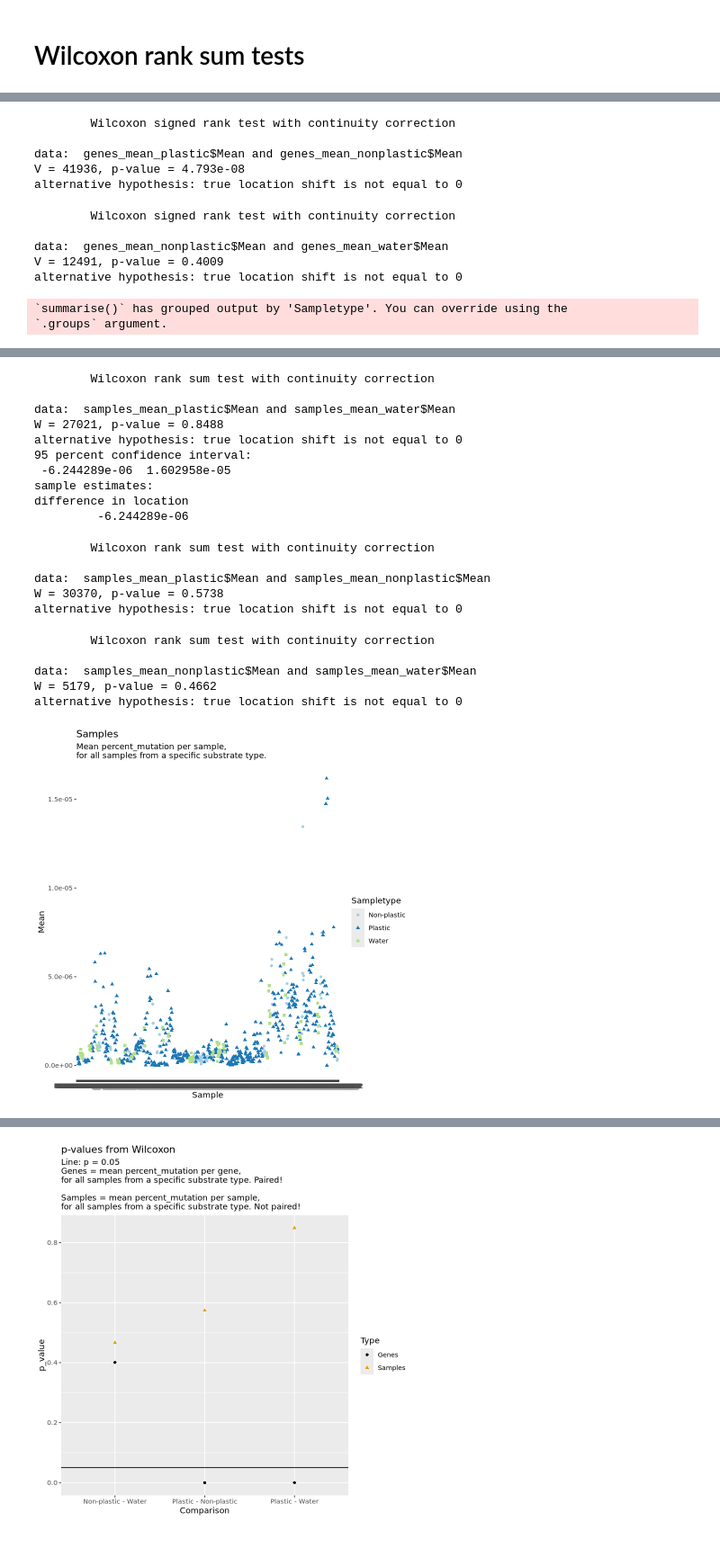
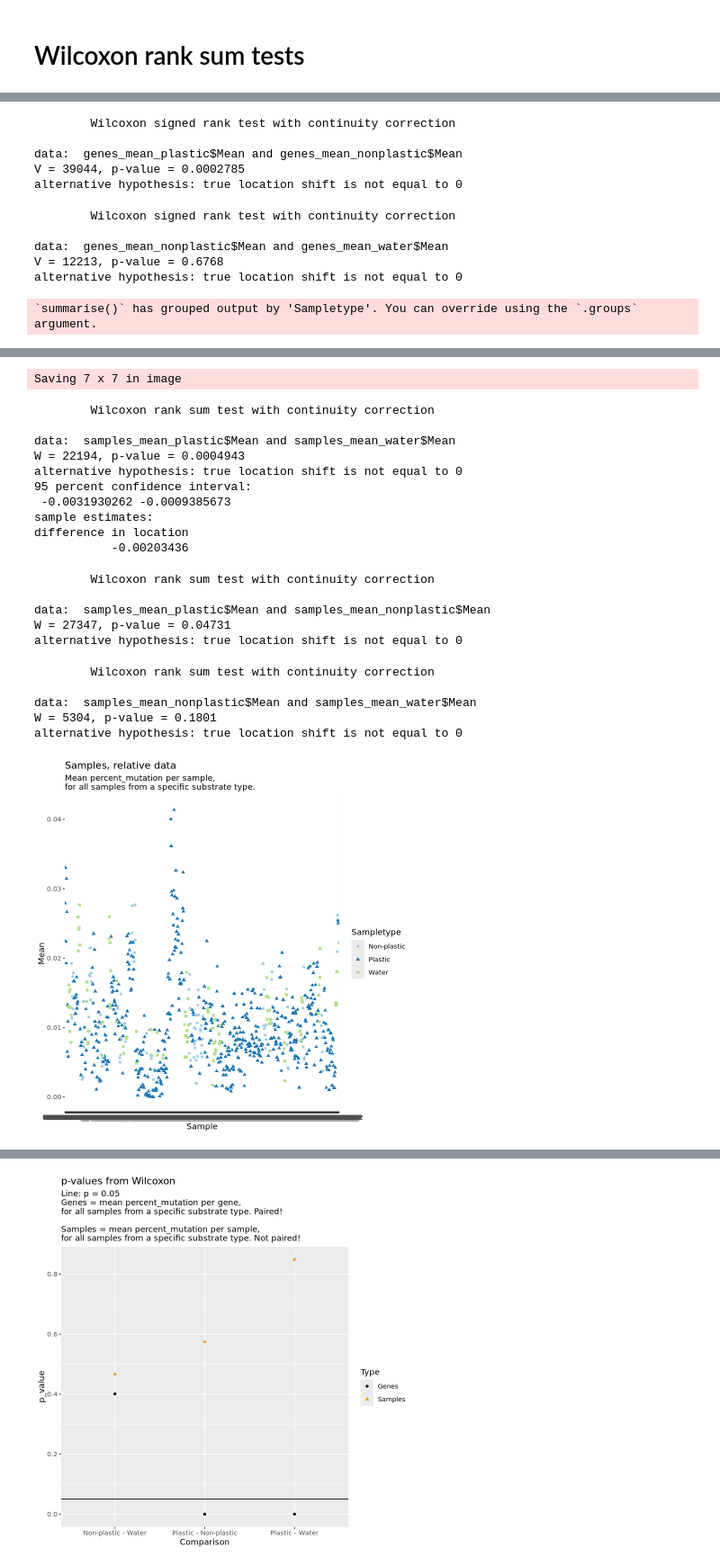
Before and after one commit to blomfelt/plastisphere, a Jupyter notebook: plastisphere.ipynb, the cells around one changed output, grey strips where cells are left out. Shown at 90% size. Cells and saved outputs as stored; diff of their text form; code cells hidden in the pictures.

```diff
--- a/plastisphere.ipynb
+++ b/plastisphere.ipynb
@@ -16,6 +27,7 @@ Steps before this notebook:
 # %%
 rm(list = ls())
 # Load Libraries
+suppressPackageStartupMessages({
 library("tidyverse")
 library("ggthemes")
 library("ggsignif")
@@ -23,6 +35,10 @@ library("scales")
 library("microeco")
 library("ALDEx2")
 library("randomForest")
+})
+# Select if you want to run the slow microeco functions or not:
+run_long_functions = FALSE
+
 
 # List all relevant files
 TABLE = TRUE
@@ -51,13 +67,21 @@ if (TABLE) {
   # Rename total reads to match per-mutations.txt row
   rownum <- which(df_counts$Description == "TOTAL READS")
   df_counts[rownum, ]
-  df_counts[rownum, "Description"] = "TOTAL READS:"
+  df_counts[rownum, "Description"] <- "TOTAL READS:"
   df_counts[rownum, ]
 }
 
-# Get readcount before deleting that row
+# Get readcount
 df_readcount <- df_counts[which(df_counts[, 1] == "TOTAL READS:"), ]
+samples_init_dim <- dim(df_counts)[2]
+# Filter for sufficient read depth
+minimum_readdepth <- 3e6
+df_counts <- df_counts[,which(df_readcount >= minimum_readdepth)]
 df_counts <- df_counts[-which(df_counts$Description == "TOTAL READS:"), ]
+#Which were removed above:
+#df_readcount[,which(df_readcount <= minimum_readdepth)]
 
-cat("Dimension of df_counts: ", dim(df_counts))
+
+cat("Removed: ", (samples_init_dim - dim(df_counts)[2])/4, " samples with less than ", minimum_readdepth/1e6, " million reads\n")
+cat("Final dimensions of df_counts: ", dim(df_counts))
 # %% [output]
@@ -328,7 +397,7 @@ df_long_normalized %>%
 #df_long_normalized[which(df_long_normalized$Description == "N596S:Mycobacterium tuberculosis katG mutations conferring resistance to isoniazid"), ]
 
 # Same dataframe but using relative data instead of the normalized
-df_long_all_relative <- df_relative %>%
+df_long_relative <- df_relative %>%
     # Extract and add mutation names (Note "Wildtype" in some)
     mutate(Mutations = str_split_i(Description, ":", i = 1),
            Name = str_split_i(Description, ":", i = 2)) %>%
@@ -855,11 +939,12 @@ After P value adjustment, 22 taxa found significant ...
 
 #GENES
 # Calculating the mean value for each gene in a specific substrate type
-df_mean_percent_genes <- df_long_normalized %>%
+#df_mean_percent_genes <- df_long_normalized %>%
+df_mean_percent_genes <- df_long_relative %>%
     filter(!is.na(Percent_mutation)) %>%
-    #filter(Mutations != "Wildtype") %>%
+    filter(Mutations != "Wildtype") %>%
     group_by(Sampletype, Description) %>%
-    summarise(Mean = mean(Percent_mutation),)
+    summarise(Mean = mean(Percent_mutation))
 
 #df_mean_percent_genes
 
@@ -867,11 +952,11 @@ plot_mean_genes <- df_mean_percent_genes %>%
     ggplot(aes(Description, Mean, col = Sampletype, shape = Sampletype)) +
         geom_point() +
         scale_color_brewer(palette = "Paired")+
-        labs(title = "Genes",
+        labs(title = "Genes, relative data",
         subtitle = "Mean percent_mutation per gene, \nfor all samples from a specific substrate type.")
 
-
 plot_mean_genes
+ggsave("figs/mean_genes_relative.png")
 #print(df_mean_percent_genes, n = Inf)
 
 genes_mean_plastic <- filter(df_mean_percent_genes, Sampletype == "Plastic")
@@ -892,14 +977,14 @@ wilcox.test(x = genes_mean_nonplastic$Mean,
             paired = TRUE)
 
 
-
 # SAMPLES
 # Calculating the mean value for each sample in a specific substrate type
-df_mean_percent_samples <- df_long_normalized %>%
+#df_mean_percent_samples <- df_long_normalized %>%
+df_mean_percent_samples <- df_long_relative %>%
     filter(!is.na(Percent_mutation)) %>%
     filter(Mutations != "Wildtype") %>%
     group_by(Sampletype, Sample) %>%
-    summarise(Mean = mean(Percent_mutation),)
+    summarise(Mean = mean(Percent_mutation))
 
 #df_mean_percent_samples
 
@@ -907,10 +992,11 @@ plot_mean_samples <- df_mean_percent_samples %>%
     ggplot(aes(Sample, Mean, col = Sampletype, shape = Sampletype)) +
         geom_point() +
         scale_color_brewer(palette = "Paired") +
-    labs(title = "Samples",
+    labs(title = "Samples, relative data",
          subtitle = "Mean percent_mutation per sample, \nfor all samples from a specific substrate type.")
 
 plot_mean_samples
+ggsave("figs/mean_samples_relative.png")
 #print(df_mean_percent_samples, n = Inf)
 
 samples_mean_plastic <- filter(df_mean_percent_samples, Sampletype == "Plastic")
@@ -944,12 +1030,11 @@ sample estimates:
         Wilcoxon signed rank test with continuity correction
 
 data:  genes_mean_plastic$Mean and genes_mean_nonplastic$Mean
-V = 41936, p-value = 4.793e-08
+V = 39044, p-value = 0.0002785
 alternative hypothesis: true location shift is not equal to 0
         Wilcoxon signed rank test with continuity correction
 
 data:  genes_mean_nonplastic$Mean and genes_mean_water$Mean
-V = 12491, p-value = 0.4009
+V = 12213, p-value = 0.6768
 alternative hypothesis: true location shift is not equal to 0
-`summarise()` has grouped output by 'Sampletype'. You can override using the
-`.groups` argument.
+`summarise()` has grouped output by 'Sampletype'. You can override using the `.groups` argument.
@@ -957,21 +1042,22 @@ alternative hypothesis: true location shift is not equal to 0
-        Wilcoxon rank sum test with continuity correction
-
-data:  samples_mean_plastic$Mean and samples_mean_water$Mean
-W = 27021, p-value = 0.8488
-alternative hypothesis: true location shift is not equal to 0
-95 percent confidence interval:
- -6.244289e-06  1.602958e-05
-sample estimates:
-difference in location
-         -6.244289e-06
+Saving 7 x 7 in image
         Wilcoxon rank sum test with continuity correction
 
-data:  samples_mean_plastic$Mean and samples_mean_nonplastic$Mean
-W = 30370, p-value = 0.5738
+data:  samples_mean_plastic$Mean and samples_mean_water$Mean
+W = 22194, p-value = 0.0004943
 alternative hypothesis: true location shift is not equal to 0
+95 percent confidence interval:
+ -0.0031930262 -0.0009385673
+sample estimates:
+difference in location
+           -0.00203436
         Wilcoxon rank sum test with continuity correction
 
-data:  samples_mean_nonplastic$Mean and samples_mean_water$Mean
-W = 5179, p-value = 0.4662
+data:  samples_mean_plastic$Mean and samples_mean_nonplastic$Mean
+W = 27347, p-value = 0.04731
 alternative hypothesis: true location shift is not equal to 0
+        Wilcoxon rank sum test with continuity correction
+
+data:  samples_mean_nonplastic$Mean and samples_mean_water$Mean
+W = 5304, p-value = 0.1801
+alternative hypothesis: true location shift is not equal to 0
-[figure, old version]
+[figure, new version]
```
Also changed, not shown: parts of 33 cells of this notebook.
